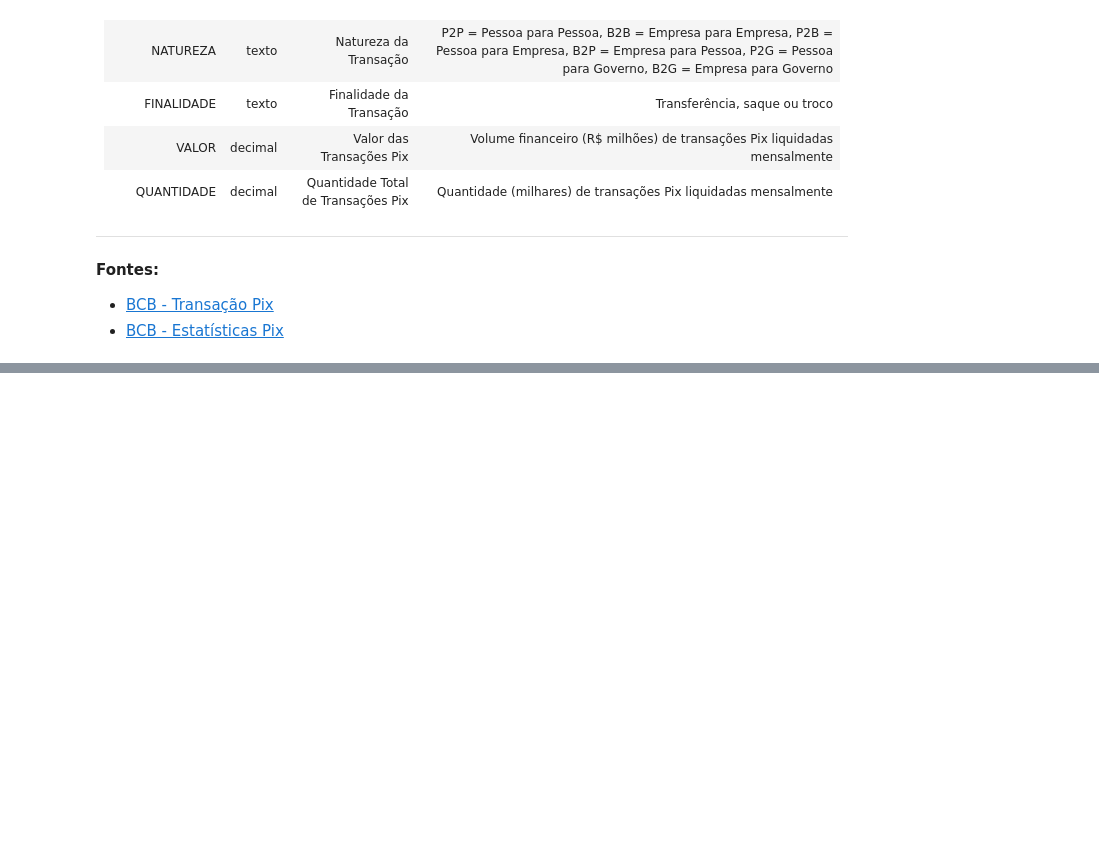
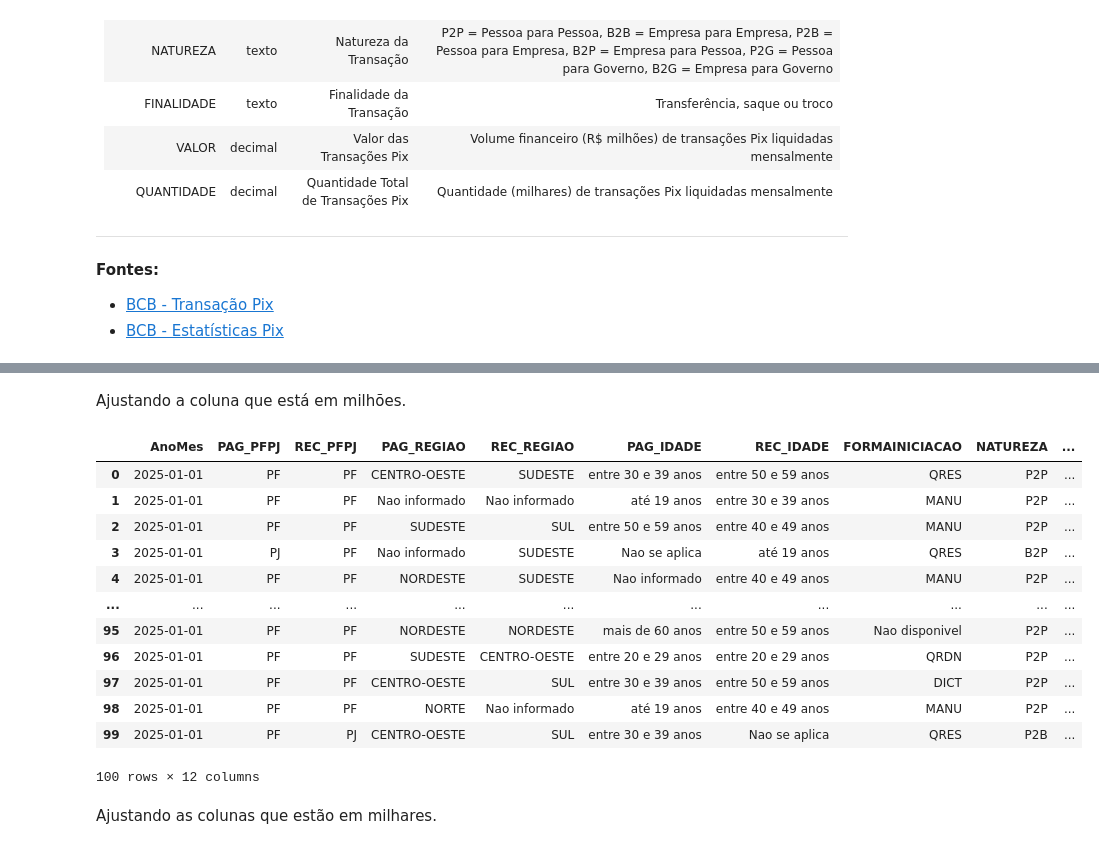
Before and after one commit to caiobarrosmelo/transacoesPixDS, a Jupyter notebook: relatorio_pix.ipynb, the cells around one changed output, grey strips where cells are left out. Saved outputs shown, nothing was run; the diff lists cells and outputs as text; code cells hidden in the pictures; blank space fills up the shorter version.

```diff
--- a/relatorio_pix.ipynb
+++ b/relatorio_pix.ipynb
@@ -58,0 +107,3 @@ Error:
+# %%
+df['AnoMes'] = pd.to_datetime(df['AnoMes'])
+df['AnoMes'] = df['AnoMes'].dt.date
@@ -58,0 +138,25 @@ Error:
+# %% [markdown]
+Ajustando a coluna que está em milhões.
+# %%
+monetary_columns = ['VALOR']
+for col in monetary_columns:
+    df[col] = df[col] * 1_000_000
+    df[col] = df[col].round(2)
+# %%
+df
+# %% [output]
+|  | AnoMes | PAG_PFPJ | REC_PFPJ | PAG_REGIAO | REC_REGIAO | PAG_IDADE | REC_IDADE | FORMAINICIACAO | NATUREZA | ... |
+| 0 | 2025-01-01 | PF | PF | CENTRO-OESTE | SUDESTE | entre 30 e 39 anos | entre 50 e 59 anos | QRES | P2P | ... |
+| 1 | 2025-01-01 | PF | PF | Nao informado | Nao informado | até 19 anos | entre 30 e 39 anos | MANU | P2P | ... |
+| 2 | 2025-01-01 | PF | PF | SUDESTE | SUL | entre 50 e 59 anos | entre 40 e 49 anos | MANU | P2P | ... |
+| 3 | 2025-01-01 | PJ | PF | Nao informado | SUDESTE | Nao se aplica | até 19 anos | QRES | B2P | ... |
+| 4 | 2025-01-01 | PF | PF | NORDESTE | SUDESTE | Nao informado | entre 40 e 49 anos | MANU | P2P | ... |
+| ... | ... | ... | ... | ... | ... | ... | ... | ... | ... | ... |
+| 95 | 2025-01-01 | PF | PF | NORDESTE | NORDESTE | mais de 60 anos | entre 50 e 59 anos | Nao disponivel | P2P | ... |
+| 96 | 2025-01-01 | PF | PF | SUDESTE | CENTRO-OESTE | entre 20 e 29 anos | entre 20 e 29 anos | QRDN | P2P | ... |
+| 97 | 2025-01-01 | PF | PF | CENTRO-OESTE | SUL | entre 30 e 39 anos | entre 50 e 59 anos | DICT | P2P | ... |
+| 98 | 2025-01-01 | PF | PF | NORTE | Nao informado | até 19 anos | entre 40 e 49 anos | MANU | P2P | ... |
+| 99 | 2025-01-01 | PF | PJ | CENTRO-OESTE | SUL | entre 30 e 39 anos | Nao se aplica | QRES | P2B | ... |
+100 rows × 12 columns
+# %% [markdown]
+Ajustando as colunas que estão em milhares.
```
Also changed, not shown: parts of 22 cells of this notebook, 2 other files.
